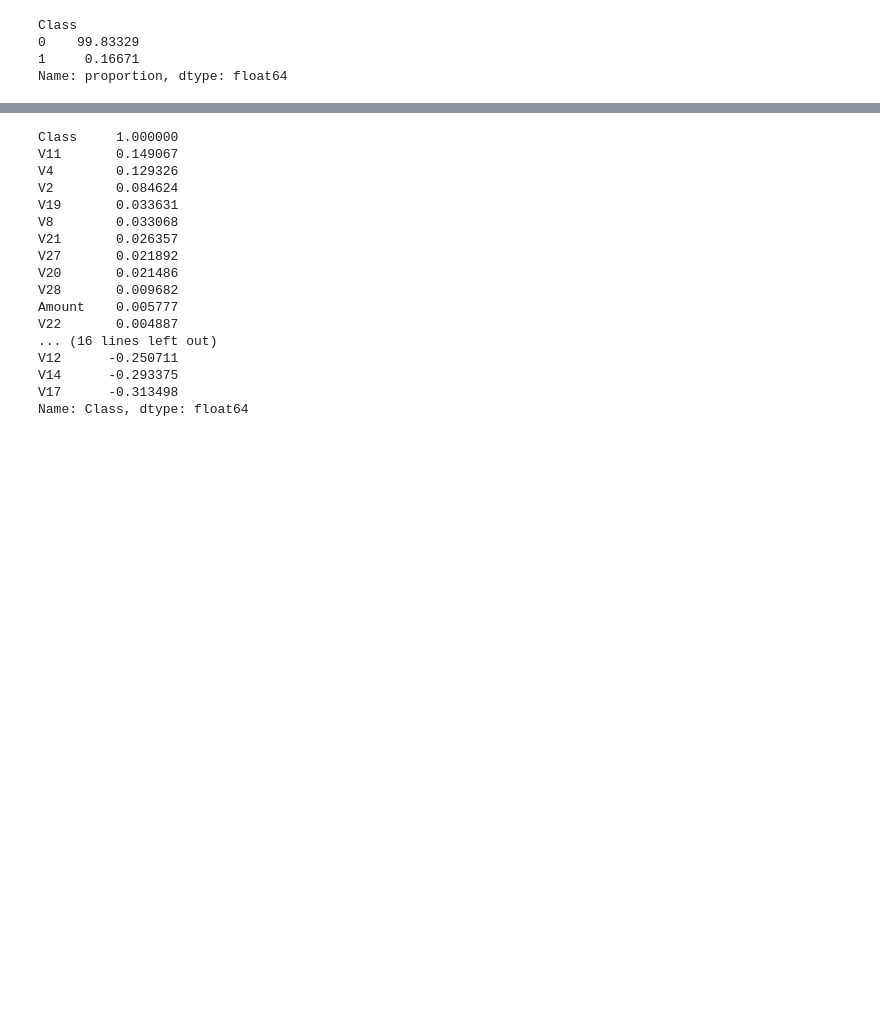
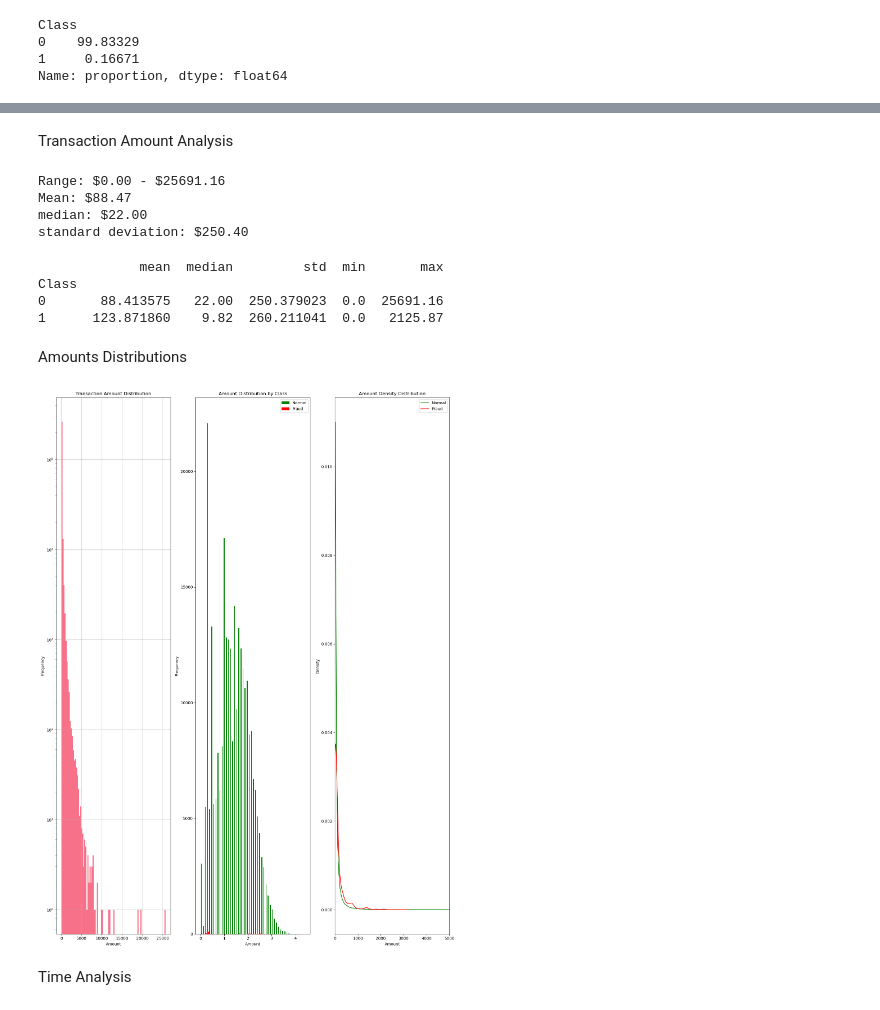
Before and after one commit to Ntsikayezwe-web/credit-card-fraud-detection, a Jupyter notebook: notebooks/01_data_understanding.ipynb, the cells around one changed output, grey strips where cells are left out. Drawn from its saved outputs; the diff is of its cells as text; code cells hidden in the pictures; blank space fills up the shorter version.

```diff
--- a/notebooks/01_data_understanding.ipynb
+++ b/notebooks/01_data_understanding.ipynb
@@ -130,25 +95,59 @@ plt.show()
+# %% [markdown]
+Transaction Amount Analysis
+# %%
+print(f"Range: ${df['Amount'].min():.2f} - ${df['Amount'].max():.2f}")
+print(f"Mean: ${df['Amount'].mean():.2f}")
+print(f"median: ${df['Amount'].median():.2f}")
+print(f"standard deviation: ${df['Amount'].std():.2f}")
+# %% [output]
+Range: $0.00 - $25691.16
+Mean: $88.47
+median: $22.00
+standard deviation: $250.40
+# %%
+amount_stats_by_class = df.groupby('Class')['Amount'].agg(['mean','median','std','min','max'])
+print(amount_stats_by_class)
+# %% [output]
+             mean  median         std  min       max
+Class
+0       88.413575   22.00  250.379023  0.0  25691.16
+1      123.871860    9.82  260.211041  0.0   2125.87
+# %% [markdown]
+Amounts Distributions
 # %%
-corr = df.corr()
+fig, axes = plt.subplots(1,3, figsize=(15,20))
 
-# Focus on correlation with Class
-corr_with_class = corr['Class'].sort_values(ascending=False)
+ax1 = axes[0]
+df['Amount'].hist(bins=100, ax=ax1)
+ax1.set_title('Transaction Amount Distribution')
+ax1.set_xlabel('Amount')
+ax1.set_ylabel('Frequency')
+ax1.set_yscale('log') #rescale so that we see clearly for the bin that apears the least
 
-print(corr_with_class)
+ax2 = axes[1]
+
+#rescale amounts using log to shrink the gap between minimum vlaues and maximum values
+amount_log = np.log10(df['Amount'] + 1) #add 1 to avoid 0 dollar transaction
+normal_amount_log = np.log10(df[df['Class']==0]['Amount'] + 1)
+fraud_amount_log = np.log10(df[df['Class']==1]['Amount'] + 1)
+
+ax2.hist([normal_amount_log, fraud_amount_log], bins=50, label=['Normal','Fraud'], color=['green', 'red'])
+ax2.set_title('Amount Distribution by Class')
+ax2.set_xlabel('Amount')
+ax2.set_ylabel('Frequency')
+ax2.legend()
+
+
+#By looking at where these two curves peak and where they overlap, see if Fraudsters tend to "hang out" at different price points than Normal users.
+ax3 = axes[2]
+df[df['Class']==0]['Amount'].plot.density(ax=ax3, label='Normal', color='green')
+df[df['Class']==1]['Amount'].plot.density(ax=ax3, label='Fraud', color='red')
+ax3.set_title('Amount Density Distribution')
+ax3.set_xlabel('Amount')
+ax3.set_xlim(0,5000) # from the first plot, this is where most amount were in
+ax3.legend()
+
+plt.tight_layout()
+plt.show()
 # %% [output]
-Class     1.000000
-V11       0.149067
-V4        0.129326
-V2        0.084624
-V19       0.033631
-V8        0.033068
-V21       0.026357
-V27       0.021892
-V20       0.021486
-V28       0.009682
-Amount    0.005777
-V22       0.004887
-... (16 lines left out)
-V12      -0.250711
-V14      -0.293375
-V17      -0.313498
-Name: Class, dtype: float64
+[figure, added]
@@ -158 +154,3 @@ bottom_features = corr_with_class.index[-5:]  # most negative
+# %% [markdown]
+Time Analysis
 # %%
```
Also changed, not shown: parts of 13 cells of this notebook.
